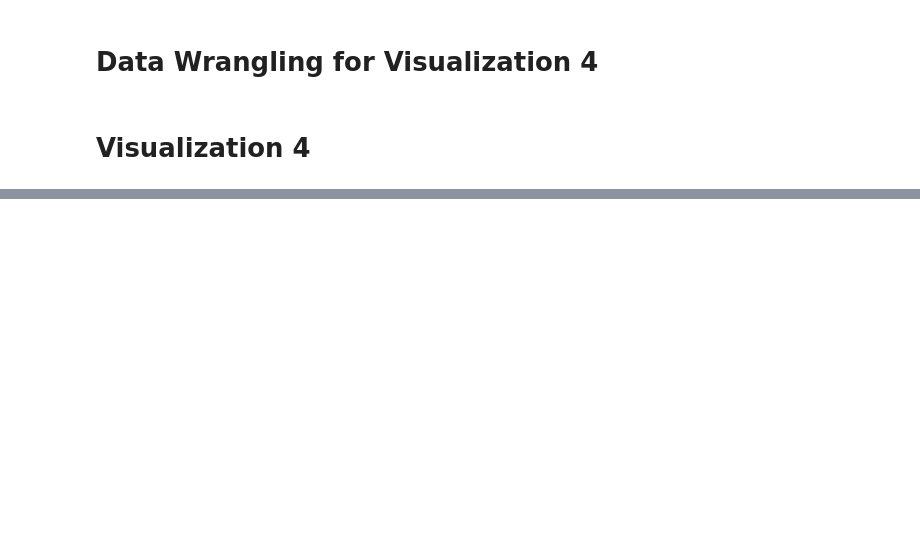
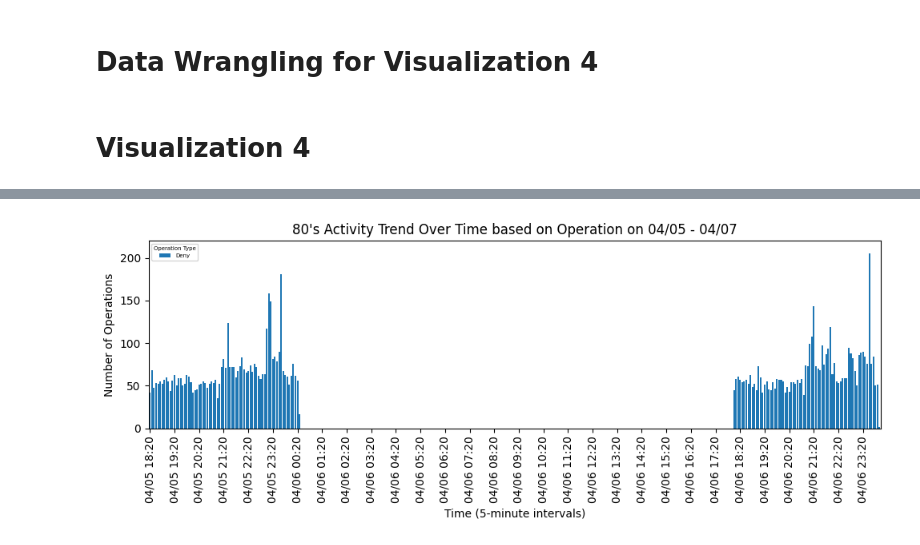
Before and after one commit to ssusnea/sds235-hw4, a Jupyter notebook: Firewall_vis.ipynb, the cells around one changed output, grey strips where cells are left out. Saved outputs shown, nothing was run; the diff lists cells and outputs as text; code cells hidden in the pictures; blank space fills up the shorter version.

```diff
--- a/Firewall_vis.ipynb
+++ b/Firewall_vis.ipynb
@@ -105,0 +199,5 @@ plt.show()
+# %%
+# Inspect individual port's activity
+filter_ip_and_visualize_activity('80')
+# %% [output]
+[figure, added]
```
Also changed, not shown: parts of 11 cells of this notebook.
